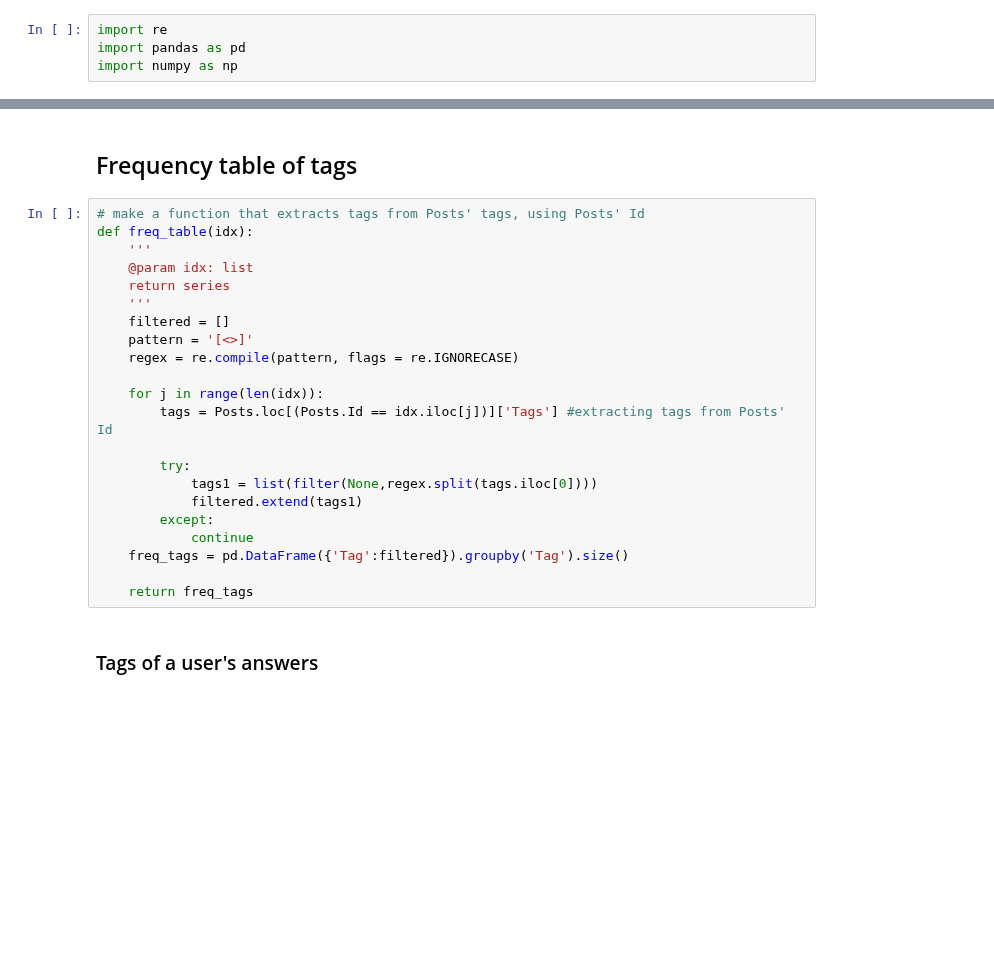
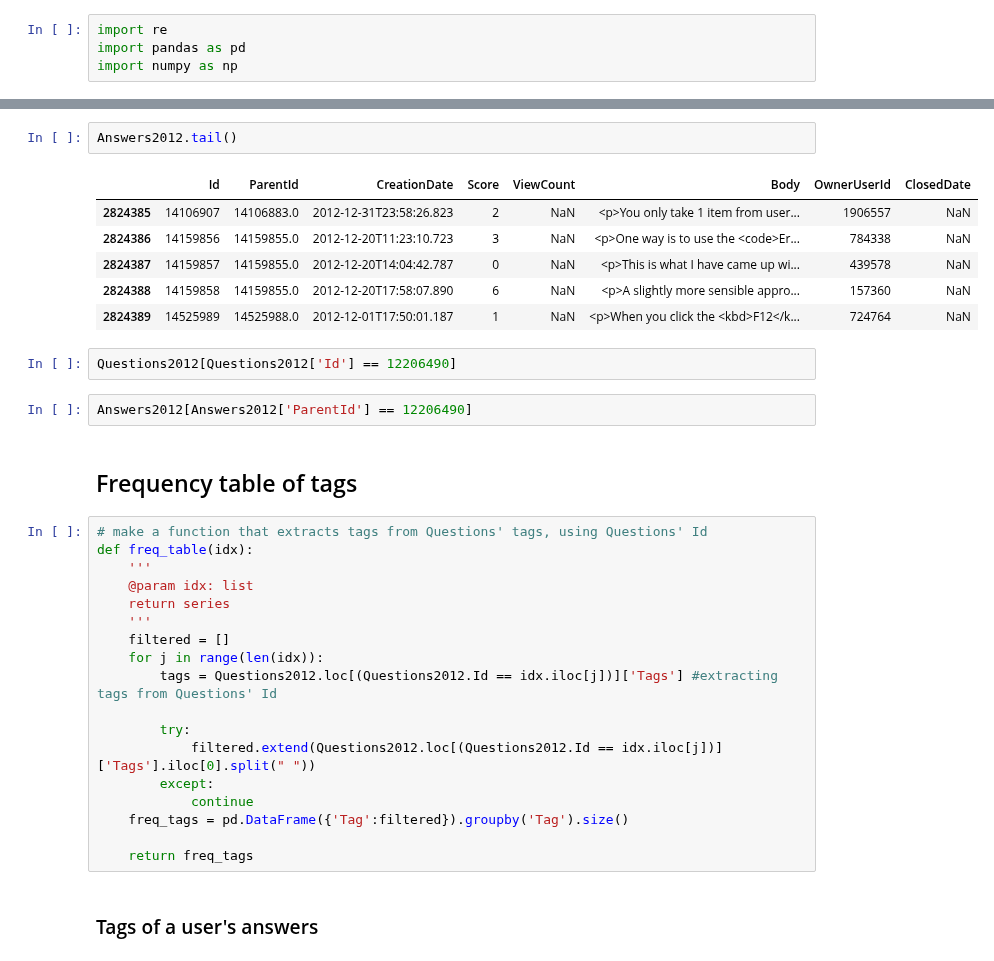
Before and after one commit to MaksimDan/160-Stackoverflow, a Jupyter notebook: source/eda/archive/User_Strength.ipynb, the cells around one changed output, grey strips where cells are left out. Drawn from its saved outputs; the diff is of its cells as text; blank space fills up the shorter version.

```diff
--- a/source/eda/archive/User_Strength.ipynb
+++ b/source/eda/archive/User_Strength.ipynb
@@ -39,22 +32,31 @@ Posts[Posts.Id == 48882635]
+# %%
+Answers2012.tail()
+# %% [output]
+|  | Id | ParentId | CreationDate | Score | ViewCount | Body | OwnerUserId | ClosedDate |
+| 2824385 | 14106907 | 14106883.0 | 2012-12-31T23:58:26.823 | 2 | NaN | <p>You only take 1 item from user... | 1906557 | NaN |
+| 2824386 | 14159856 | 14159855.0 | 2012-12-20T11:23:10.723 | 3 | NaN | <p>One way is to use the <code>Er... | 784338 | NaN |
+| 2824387 | 14159857 | 14159855.0 | 2012-12-20T14:04:42.787 | 0 | NaN | <p>This is what I have came up wi... | 439578 | NaN |
+| 2824388 | 14159858 | 14159855.0 | 2012-12-20T17:58:07.890 | 6 | NaN | <p>A slightly more sensible appro... | 157360 | NaN |
+| 2824389 | 14525989 | 14525988.0 | 2012-12-01T17:50:01.187 | 1 | NaN | <p>When you click the <kbd>F12</k... | 724764 | NaN |
+# %%
+Questions2012[Questions2012['Id'] == 12206490]
+# %%
+Answers2012[Answers2012['ParentId'] == 12206490]
 # %% [markdown]
 ## Frequency table of tags
 # %%
-# make a function that extracts tags from Posts' tags, using Posts' Id
+# make a function that extracts tags from Questions' tags, using Questions' Id
 def freq_table(idx):
     '''
     @param idx: list
     return series
     '''
     filtered = []
-    pattern = '[<>]'
-    regex = re.compile(pattern, flags = re.IGNORECASE)
-
     for j in range(len(idx)):
-        tags = Posts.loc[(Posts.Id == idx.iloc[j])]['Tags'] #extracting tags from Posts' Id
+        tags = Questions2012.loc[(Questions2012.Id == idx.iloc[j])]['Tags'] #extracting tags from Questions' Id
 
         try:
-            tags1 = list(filter(None,regex.split(tags.iloc[0])))
-            filtered.extend(tags1)
+            filtered.extend(Questions2012.loc[(Questions2012.Id == idx.iloc[j])]['Tags'].iloc[0].split(" "))
         except:
             continue
     freq_tags = pd.DataFrame({'Tag':filtered}).groupby('Tag').size()
```
Also changed, not shown: parts of 21 cells of this notebook.
